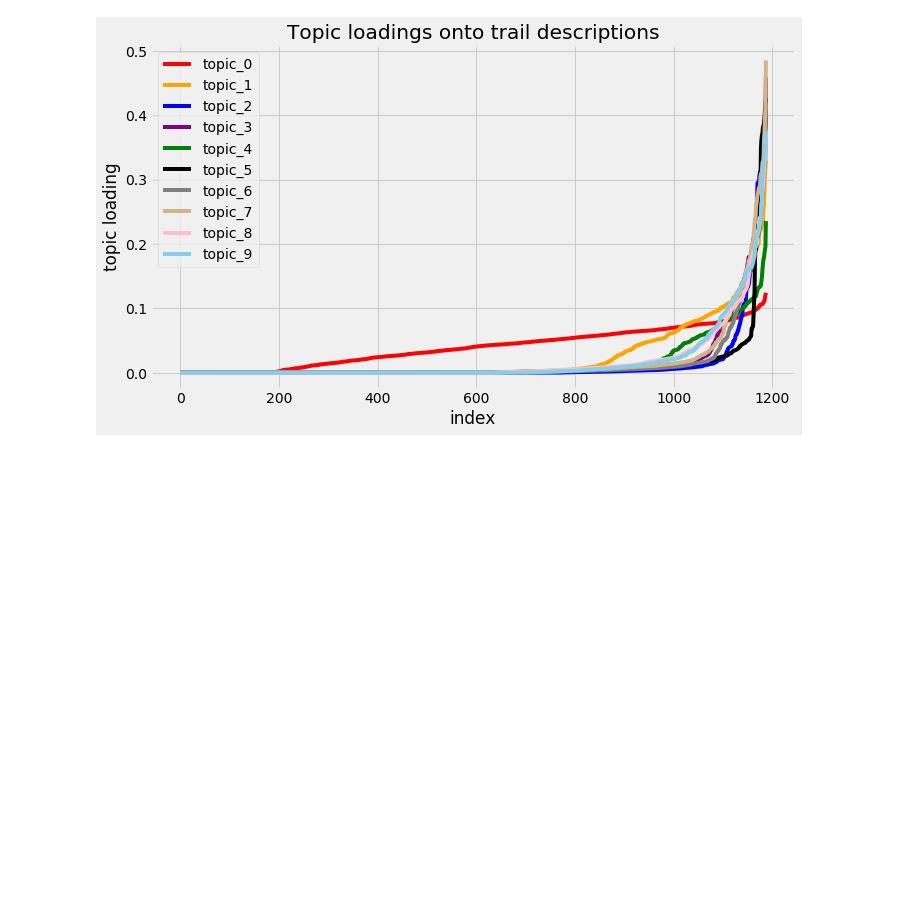
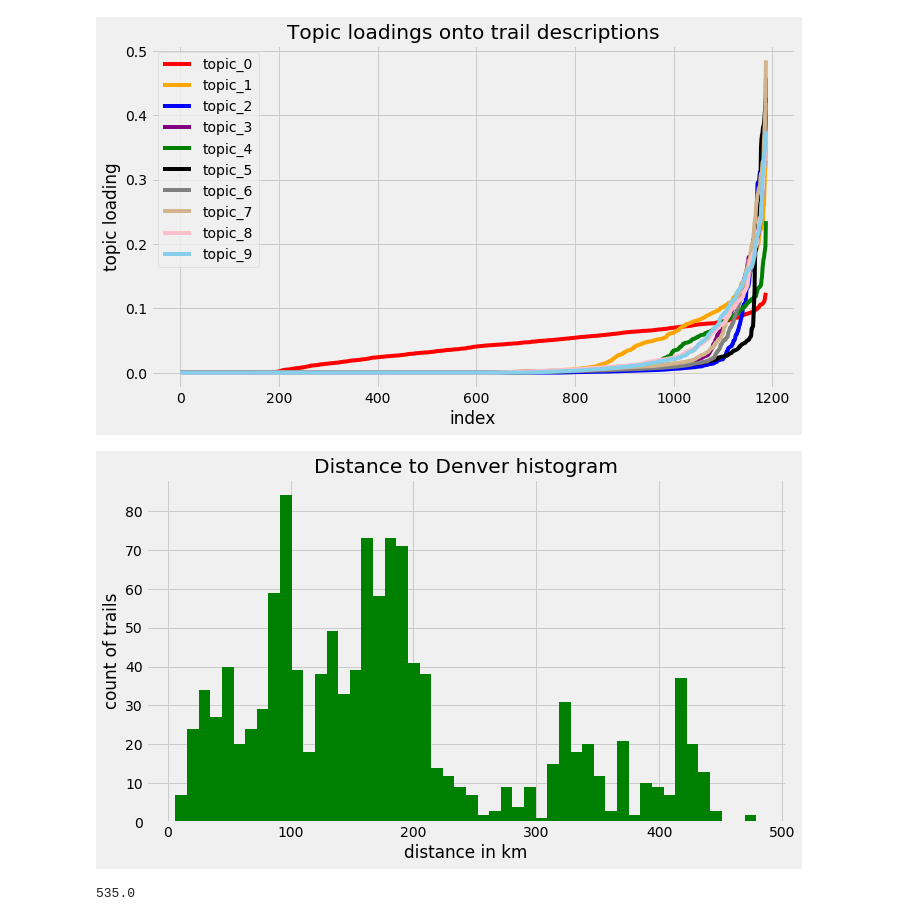
Before and after one commit to Laura-Kimble/mtb-trails, a Jupyter notebook: notebooks/CO_trails_EDA.ipynb, the cells around one changed output. Saved outputs shown, nothing was run; the diff lists cells and outputs as text; code cells hidden in the pictures; blank space fills up the shorter version.

```diff
--- a/notebooks/CO_trails_EDA.ipynb
+++ b/notebooks/CO_trails_EDA.ipynb
@@ -21,0 +19,27 @@ st_df[st_df['region']!='Colorado']['region'].value_counts().sum()
+# %%
+from math import sin, cos, sqrt, atan2, radians
+def calc_distance_to_Denver_km(lat, lon):
+
+    # approximate radius of earth in km
+    R = 6373.0
+
+    lat1 = radians(39.7392) # Denver
+    lon1 = radians(-104.9903)
+    lat2 = radians(lat)
+    lon2 = radians(lon)
+
+    dlon = lon2 - lon1
+    dlat = lat2 - lat1
+
+    a = sin(dlat / 2)**2 + cos(lat1) * cos(lat2) * sin(dlon / 2)**2
+    c = 2 * atan2(sqrt(a), sqrt(1 - a))
+
+    distance = R * c
+    return distance
+# %%
+st_df['dist_to_Denver_km'] = st_df.apply(lambda x: \
+                                         calc_distance_to_Denver_km(np.float(x['lat']), np.float(x['lon'])), axis=1)
+
+st_df['Pump_track'] = st_df['features'].map(lambda x: 'Pump' in x)
+st_df['Lift_service'] = st_df['features'].map(lambda x: 'Lift' in x)
+st_df['Lift_service'].value_counts()
@@ -335,3 +379,17 @@ fig.tight_layout(pad=1)
 fig.savefig('../images/topic_loadings_plot.png');
 # %% [output]
 [figure]
+# %%
+fig, ax = plt.subplots(figsize=(10, 6))
+ax.hist(st_df['dist_to_Denver_km'], bins=50, color='g')
+ax.set_title('Distance to Denver histogram')
+ax.set_xlabel('distance in km')
+ax.set_ylabel('count of trails')
+fig.tight_layout(pad=1)
+fig.savefig('../images/dist_to_denver.png');
+# %% [output]
+[figure, added]
+# %%
+st_df['length_rounded'].max()
+# %% [output]
+535.0
```
Also changed, not shown: parts of 9 cells of this notebook, 37 other files.
